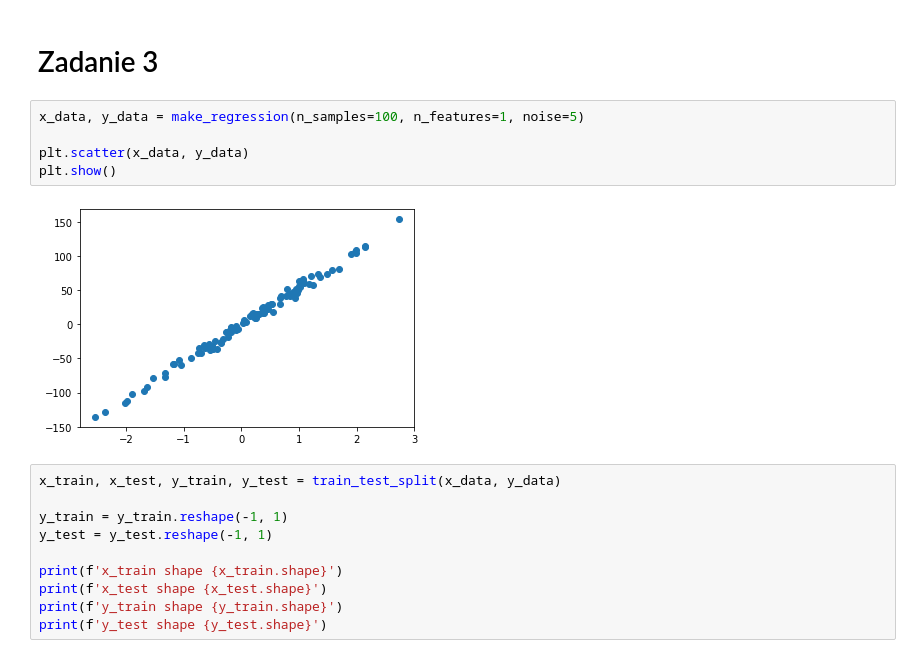
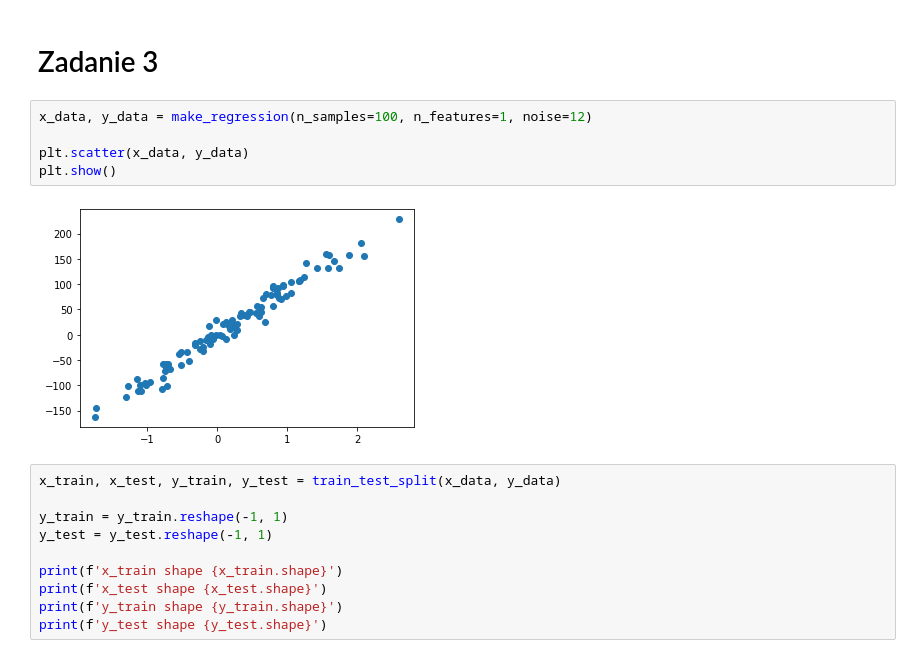
Before and after one commit to 11jolek11/BigData, a Jupyter notebook: List1.ipynb, the cells around one changed output. Saved outputs shown, nothing was run; the diff lists cells and outputs as text.

```diff
--- a/List1.ipynb
+++ b/List1.ipynb
@@ -144,12 +145,12 @@ plt.show()
 # %% [markdown]
 # Zadanie 3
 # %%
-x_data, y_data = make_regression(n_samples=100, n_features=1, noise=5)
+x_data, y_data = make_regression(n_samples=100, n_features=1, noise=12)
 
 plt.scatter(x_data, y_data)
 plt.show()
 # %% [output]
-[figure, old version]
+[figure, new version]
 # %%
 x_train, x_test, y_train, y_test = train_test_split(x_data, y_data)
 
```
Also changed, not shown: parts of 8 cells of this notebook.
